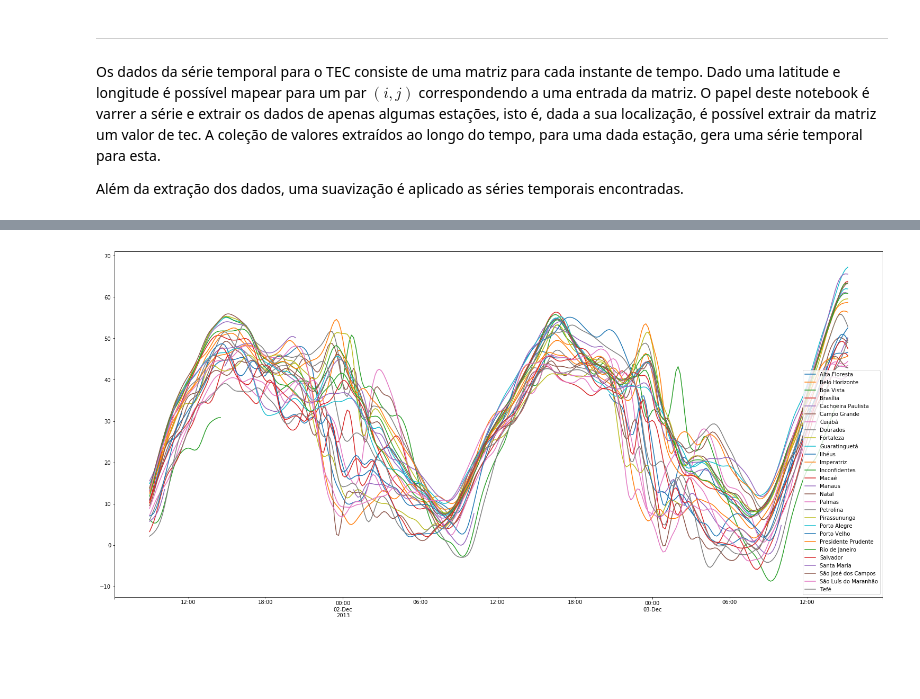
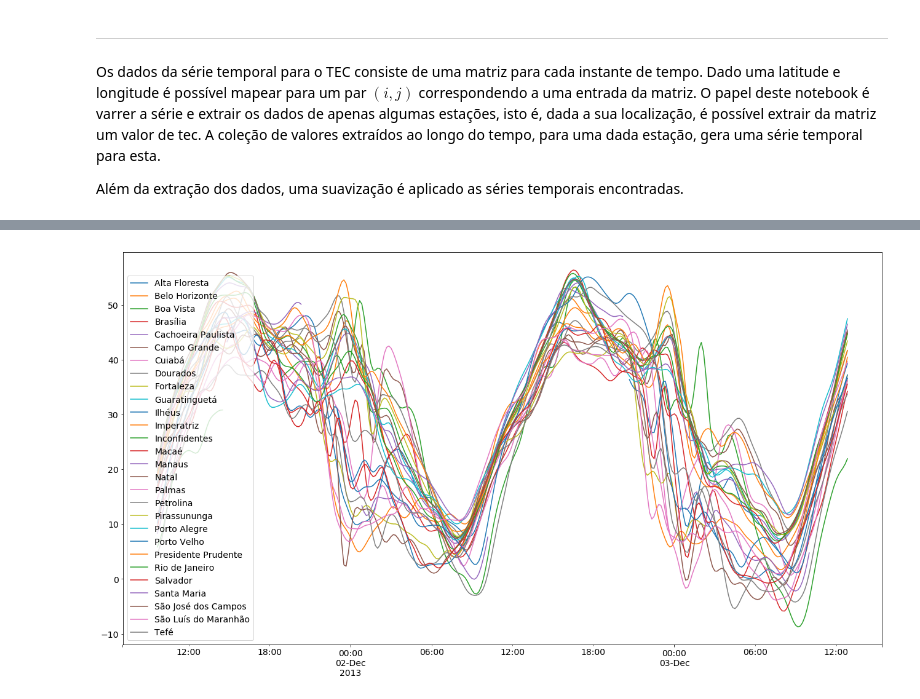
Before and after one commit to retiarus/correlation_vtec_s4, a Jupyter notebook: 03_extract_vtec_stations.ipynb, the cells around one changed output, grey strips where cells are left out. Saved outputs shown, nothing was run; the diff lists cells and outputs as text; code cells hidden in the pictures; blank space fills up the shorter version.

Commit message:
1. break the smooth plots in two, one for each method 2. improve the plot layouts

```diff
--- a/03_extract_vtec_stations.ipynb
+++ b/03_extract_vtec_stations.ipynb
@@ -24,6 +24,13 @@ from utils import window
 
 %matplotlib inline
 warnings.filterwarnings('ignore')
+
+latter_size = 14
+plt.rcParams['legend.fontsize'] = latter_size
+plt.rcParams['font.size'] = latter_size
+plt.rcParams['axes.labelsize'] = latter_size
+plt.rcParams['xtick.labelsize'] = latter_size
+plt.rcParams['ytick.labelsize'] = latter_size
 # %%
 # load dataframe of stations
 # load series of tec data
@@ -97,10 +117,11 @@ df_series_draw = df_series.copy()
 df_series_draw.columns = name
 # %%
 # just for visualization
-df_series_draw[50:384].rolling(window, win_type='gaussian', center=True).mean(std=1.0).plot(figsize=(26, 12));
+df_series_draw[54:370].rolling(window, win_type='gaussian', center=True).mean(std=1.0).plot(figsize=(18, 10));
+plt.tight_layout()
 plt.savefig('./images/vtec_signal.eps', format='eps', dpi=1000)
 # %% [output]
-[figure, old version]
+[figure, new version]
 # %%
 for file in files:
     df_series.to_pickle(os.path.join(local_data, 'station_' + file), compression='xz')
```
Also changed, not shown: parts of 4 cells of this notebook, 3 other files.
